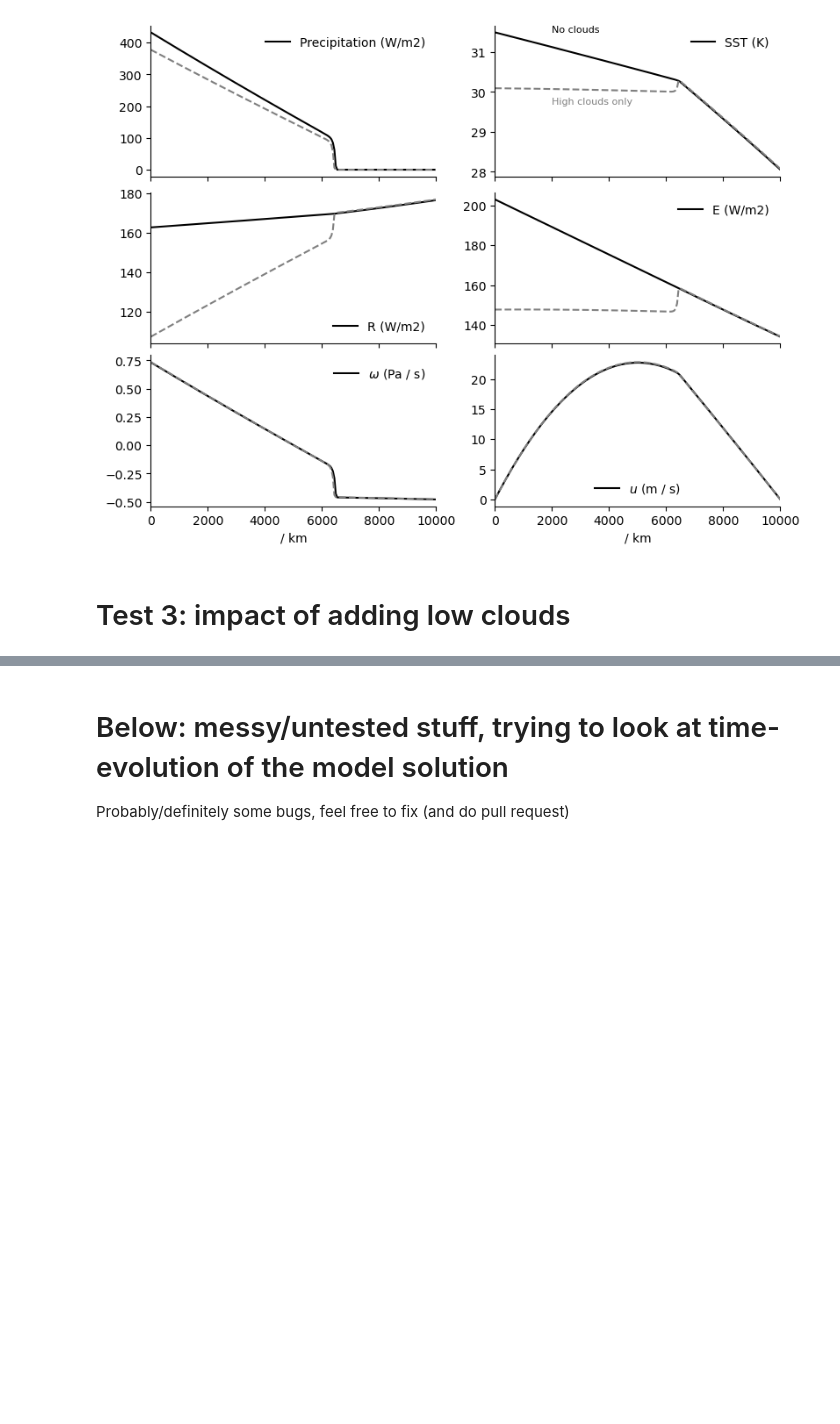
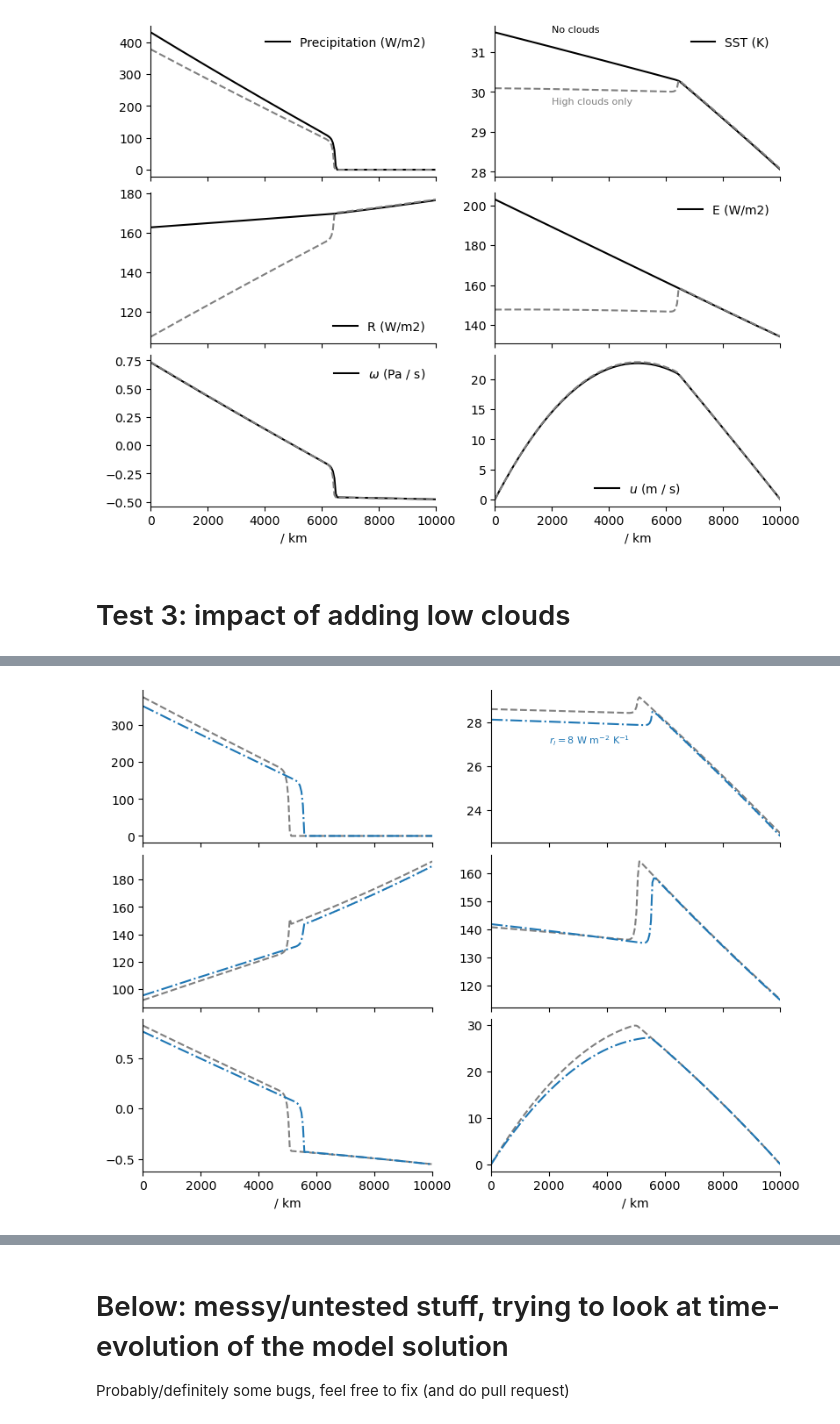
Before and after one commit to AndrewILWilliams/PB05, a Jupyter notebook: example_notebook.ipynb, the cells around one changed output, grey strips where cells are left out. Cells and saved outputs as stored; diff of their text form; code cells hidden in the pictures; blank space fills up the shorter version.

```diff
--- a/example_notebook.ipynb
+++ b/example_notebook.ipynb
@@ -286,0 +226,87 @@ Wall time: 1min 20s
+# %%
+%%time
+#================
+# Attempt to reproduce Fig. 6 of Peters & Bretherton (2005), factor of ~5 less domain mean warming than they have
+#================
+
+
+"""
+With stronger low clouds and CO2 forcing
+"""
+# Example usage
+model2 = WalkerCirculationModel(tau_c=2*3600, r_l=8,R_clr0=134)
+
+# Solve
+nday = 1000
+t_span = (0, 86400*nday)  # 100 day simulation
+sol2 = model2.solve(t_span, t_eval=np.linspace(0,86400*nday,nday))
+
+# Extract the solution
+T2 = sol2.y[:model.n, -1]
+q2 = sol2.y[model.n:2*model.n, -1]
+Ts2 = sol2.y[2*model.n:, -1]
+P2 = model2.precipitation(q2, T2)
+R2 = model2.R(T2, q2, Ts2, P2)
+w2 = model2.get_omega(P2, R2, T2, model2.x, q2)
+u2 = np.insert(cumulative_trapezoid(w2/model2.delta_p_T, model2.x), 0, 0)
+E2 = model.evaporation(T2, Ts2, q2, P2, u2)
+
+"""
+With stronger low clouds -- because r_l=6 W/m2/K isn't enough...
+"""
+# Example usage
+model3 = WalkerCirculationModel(tau_c=2*3600, r_l=8)
+
+# Solve
+nday = 1000
+t_span = (0, 86400*nday)  # 100 day simulation
+sol3 = model3.solve(t_span, t_eval=np.linspace(0,86400*nday,nday))
+
+# Extract the solution
+T3 = sol3.y[:model.n, -1]
+q3 = sol3.y[model.n:2*model.n, -1]
+Ts3 = sol3.y[2*model.n:, -1]
+P3 = model3.precipitation(q3, T3)
+R3 = model3.R(T3, q3, Ts3, P3)
+w3 = model3.get_omega(P3, R3, T3, model3.x, q3)
+u3 = np.insert(cumulative_trapezoid(w3/model3.delta_p_T, model3.x), 0, 0)
+E3 = model.evaporation(T3, Ts3, q3, P3, u3)
+
+
+print('domain mean Ts change: ', (Ts2.mean()-Ts3.mean())/const.cp)
+
+# Plot the results
+fig, axs = plt.subplots(ncols=2, nrows=3, figsize=(8,6), layout='constrained')
+
+axs[0,0].plot(model.x/1e3, (P2),  c='grey', linestyle='--')
+axs[0,1].plot(model.x/1e3, Ts2/const.cp + model.T_s0, c='grey', linestyle='--')
+axs[1,0].plot(model.x/1e3, R2,  c='grey', linestyle='--')
+axs[1,1].plot(model.x/1e3, E2,  c='grey', linestyle='--')
+axs[2,0].plot(model.x/1e3, w2,  c='grey', linestyle='--')
+axs[2,1].plot(model.x/1e3, u2, c='grey', linestyle='--')
+
+axs[0,0].plot(model.x/1e3, (P3),  c='tab:blue', linestyle='-.')
+axs[0,1].plot(model.x/1e3, Ts3/const.cp + model.T_s0, c='tab:blue', linestyle='-.')
+axs[1,0].plot(model.x/1e3, R3,  c='tab:blue', linestyle='-.')
+axs[1,1].plot(model.x/1e3, E3,  c='tab:blue', linestyle='-.')
+axs[2,0].plot(model.x/1e3, w3,  c='tab:blue', linestyle='-.')
+axs[2,1].plot(model.x/1e3, u3, c='tab:blue', linestyle='-.')
+
+for ax in axs.flatten():
+    ax.set_xlabel("")
+    ax.set_xticks([0,2e3,4e3,6e3,8e3,10e3])
+    ax.set_xticklabels(['','','','','',''])
+    ax.legend(frameon=False)
+    ax.spines['top'].set_visible(False)
+    ax.spines['right'].set_visible(False)
+    ax.set_xlim(0,10e3)
+
+#
+#axs[0,1].text(2000,30.5, r"$r_{l}=0$ W m$^{-2}$ K$^{-1}$", c='k', fontsize=8)
+#axs[0,1].text(2000,29.2, r"$r_{l}=6$ W m$^{-2}$ K$^{-1}$ (PB05)", c='grey', fontsize=8)
+axs[0,1].text(2000,27, r"$r_{l}=8$ W m$^{-2}$ K$^{-1}$", c='tab:blue', fontsize=8)
+axs[2,0].set_xlabel("/ km")
+axs[2,1].set_xlabel("/ km")
+axs[2,0].set_xticklabels(['0','2000','4000','6000','8000','10000'])
+axs[2,1].set_xticklabels(['0','2000','4000','6000','8000','10000'])
+# %% [output]
@@ -286,0 +322 @@ Wall time: 1min 20s
+[figure, added]
```
Also changed, not shown: parts of 8 cells of this notebook.
